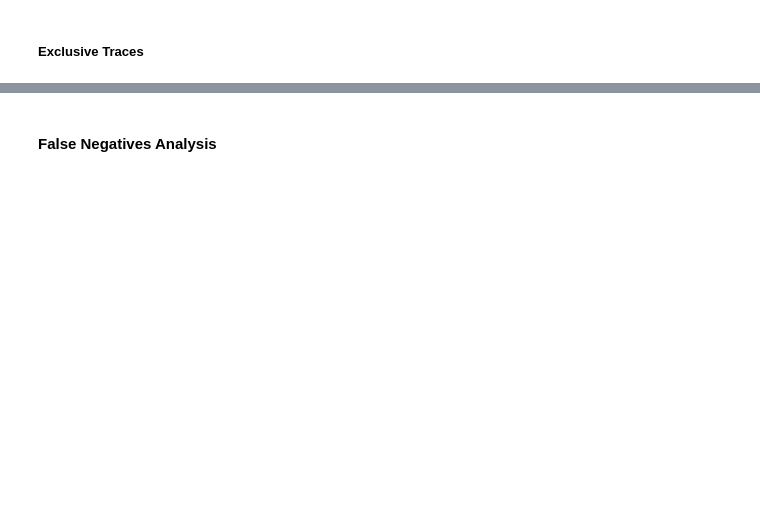
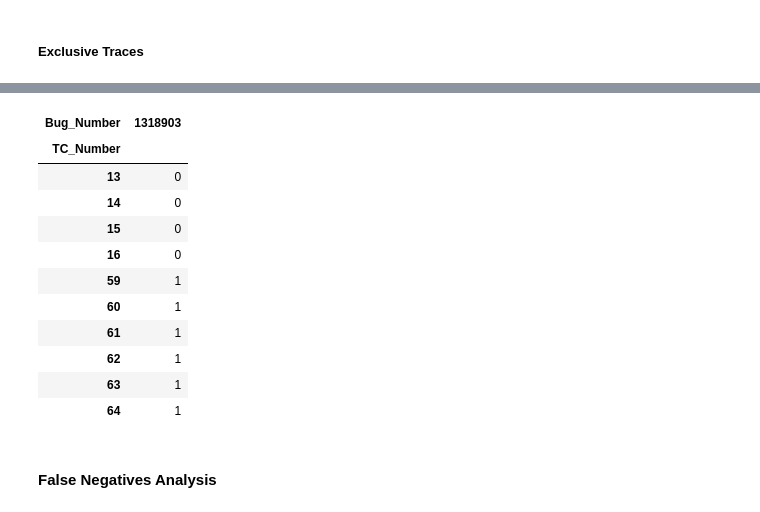
Before and after one commit to Pointpt/trace-link-recovery-study, a Jupyter notebook: notebooks/firefox_p2/tc_br_tracing/tc_br_runner.ipynb, the cells around one changed output, grey strips where cells are left out. Saved outputs shown, nothing was run; the diff lists cells and outputs as text; code cells hidden in the pictures; blank space fills up the shorter version.

```diff
--- a/notebooks/firefox_p2/tc_br_tracing/tc_br_runner.ipynb
+++ b/notebooks/firefox_p2/tc_br_tracing/tc_br_runner.ipynb
@@ -433,3 +444,19 @@ df.groupby('tc_feat').count()
+# %%
+rank_df = aux_functions.rank_tc_br_matrix([brs_list[0]], exp_vol_intersec_strat_runner.get_oracle(), 10)
+aux_functions.highlight_df(rank_df)
+# %% [output]
+| Bug_Number | 1318903 |
+| TC_Number |  |
+| 13 | 0 |
+| 14 | 0 |
+| 15 | 0 |
+| 16 | 0 |
+| 59 | 1 |
+| 60 | 1 |
+| 61 | 1 |
+| 62 | 1 |
+| 63 | 1 |
+| 64 | 1 |
 # %% [markdown]
 #### False Negatives Analysis
 # %%
```
Also changed, not shown: parts of 12 cells of this notebook, 1 other file.
